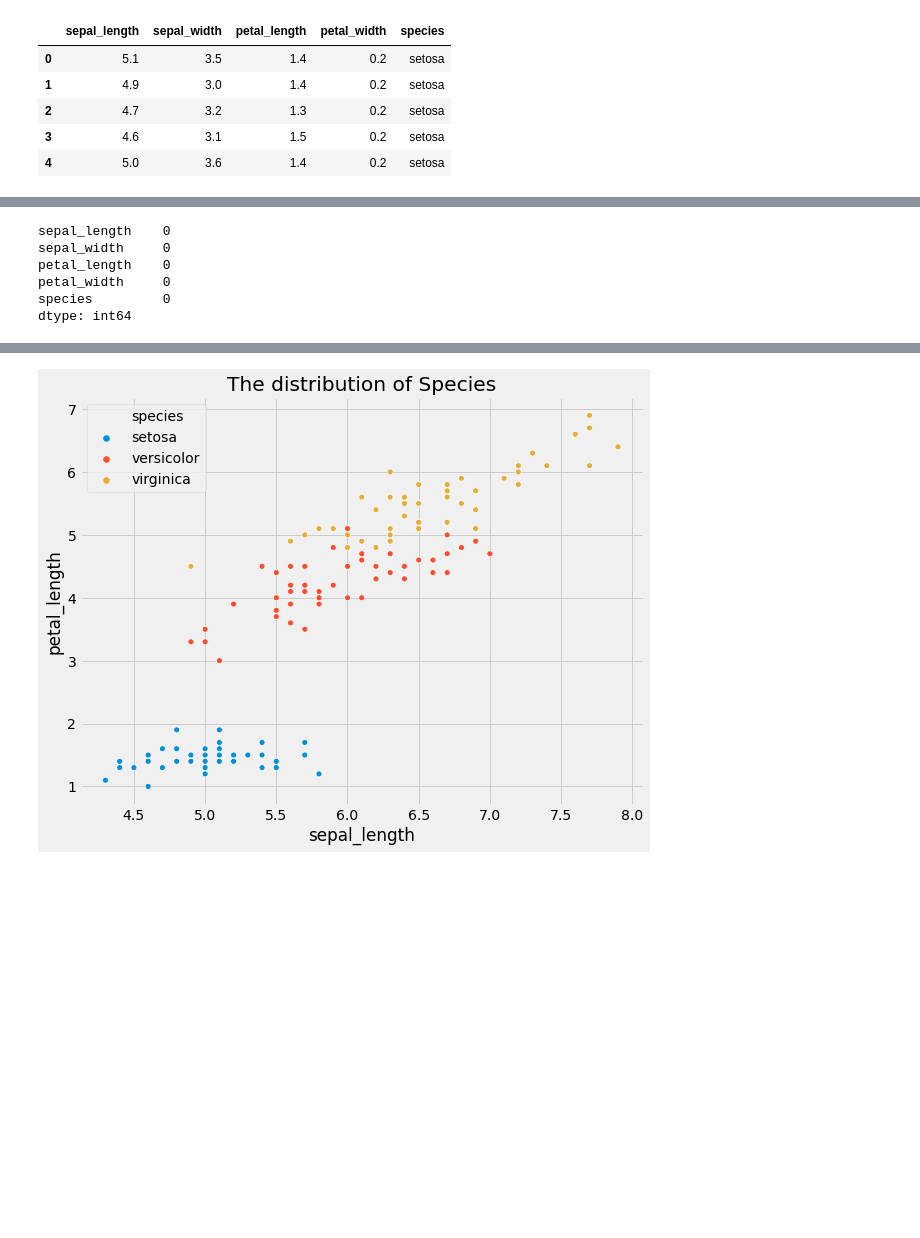
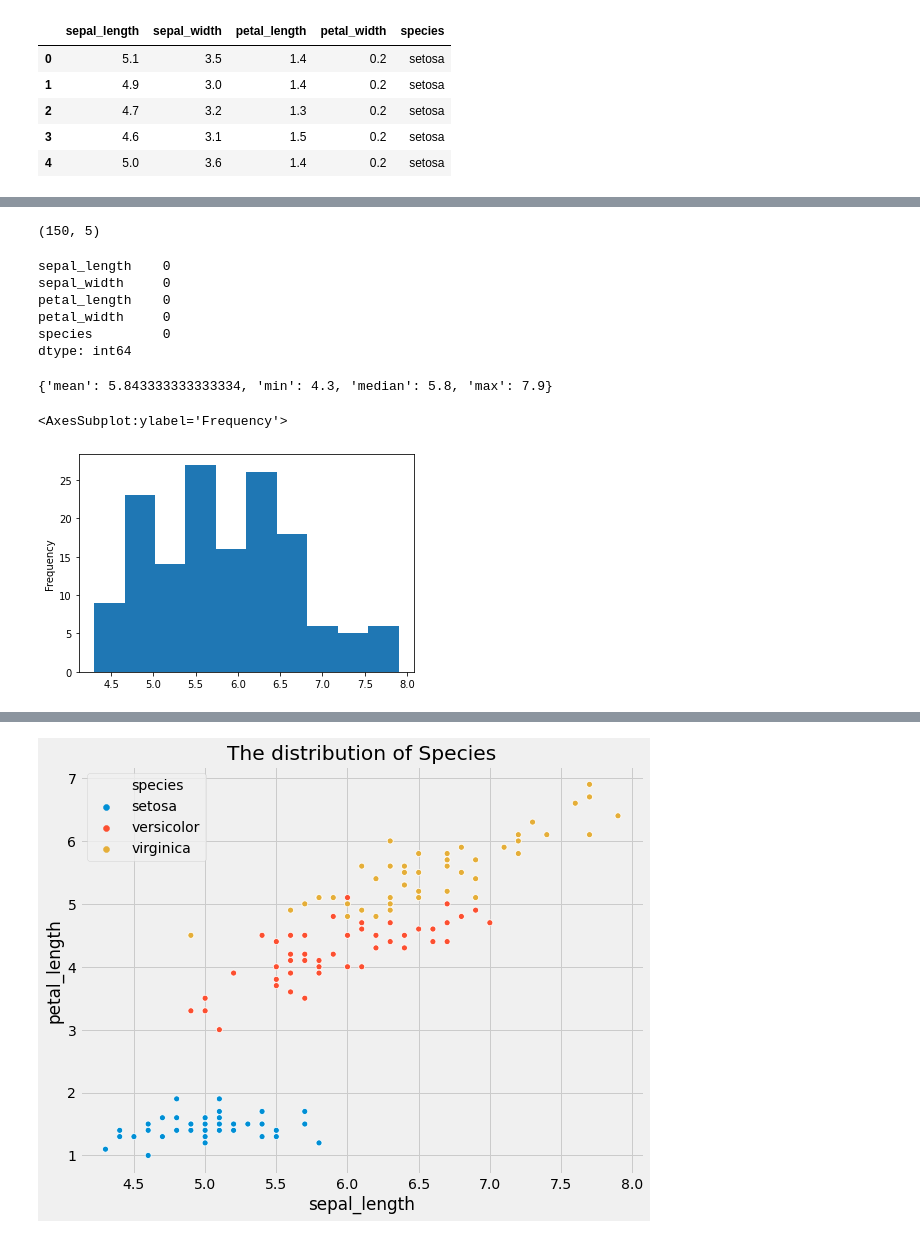
Before and after one commit to mbuguanewton/ds_learn, a Jupyter notebook: ds_iris/Data Analytics.ipynb, the cells around one changed output, grey strips where cells are left out. Cells and saved outputs as stored; diff of their text form; code cells hidden in the pictures; blank space fills up the shorter version.

```diff
--- a/ds_iris/Data Analytics.ipynb
+++ b/ds_iris/Data Analytics.ipynb
@@ -14,3 +25,8 @@ df.head()
+# %%
+# shape
+df.shape
+# %% [output]
+(150, 5)
 # %%
 # check if it has null values
 
@@ -26,0 +41,15 @@ dtype: int64
+# %%
+#  Analyze the Sepal Length ( create atleast 3 graphs) - you can google
+"""
+    Sepal_length is numeric data:
+        Analytics - mean, median, min, max
+        Graphs - histogram, boxplot
+"""
+sepal_len = df.sepal_length
+print({'mean':sepal_len.mean(), 'min':sepal_len.min(), 'median':sepal_len.median(), 'max':sepal_len.max()})
+
+sepal_len.plot(kind='hist')
+# %% [output]
+{'mean': 5.843333333333334, 'min': 4.3, 'median': 5.8, 'max': 7.9}
+<AxesSubplot:ylabel='Frequency'>
+[figure, added]
```
Also changed, not shown: parts of 8 cells of this notebook.
